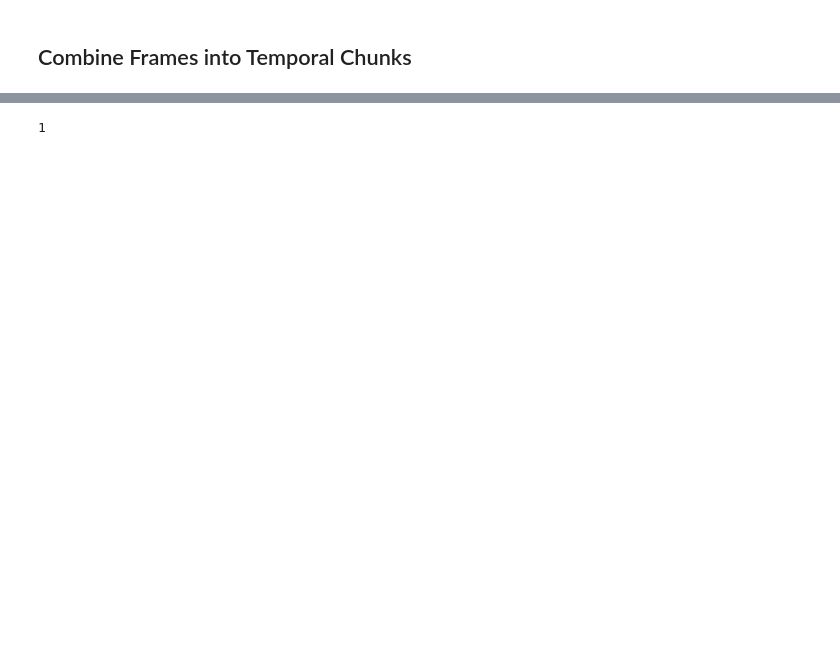
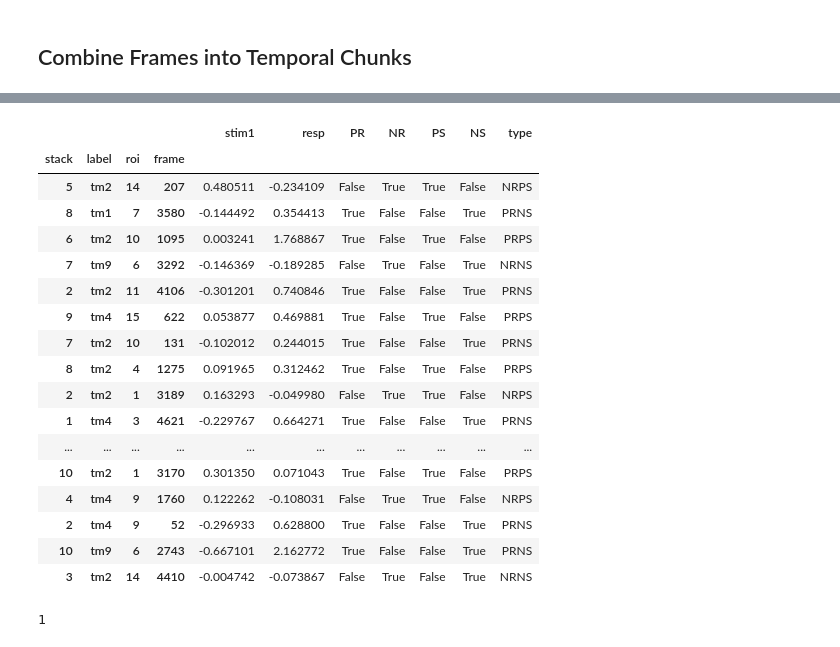
Before and after one commit to laurenneal/capstone-visual-neuroscience, a Jupyter notebook: Feature_Engineering_from_Raw_Data.ipynb, the cells around one changed output, grey strips where cells are left out. Cells and saved outputs as stored; diff of their text form; code cells hidden in the pictures; blank space fills up the shorter version.

```diff
--- a/Feature_Engineering_from_Raw_Data.ipynb
+++ b/Feature_Engineering_from_Raw_Data.ipynb
@@ -147,3 +228,29 @@ df_temp2
+# %%
+# df_temp_t2[(df_temp_t2.PR == True) and (df_temp_t2.PS == True)]#['type'] = 'PRPS'
+df_temp_t2.loc[(df_temp_t2['PR'] & df_temp_t2['PS']),'type'] = 'PRPS'
+df_temp_t2.loc[(df_temp_t2['NR'] & df_temp_t2['NS']),'type'] = 'NRNS'
+df_temp_t2.loc[(df_temp_t2['PR'] & df_temp_t2['NS']),'type'] = 'PRNS'
+df_temp_t2.loc[(df_temp_t2['NR'] & df_temp_t2['PS']),'type'] = 'NRPS'
+df_temp_t2
+# %% [output]
+|  |  |  |  | stim1 | resp | PR | NR | PS | NS | type |
+| stack | label | roi | frame |  |  |  |  |  |  |  |
+| 5 | tm2 | 14 | 207 | 0.480511 | -0.234109 | False | True | True | False | NRPS |
+| 8 | tm1 | 7 | 3580 | -0.144492 | 0.354413 | True | False | False | True | PRNS |
+| 6 | tm2 | 10 | 1095 | 0.003241 | 1.768867 | True | False | True | False | PRPS |
+| 7 | tm9 | 6 | 3292 | -0.146369 | -0.189285 | False | True | False | True | NRNS |
+| 2 | tm2 | 11 | 4106 | -0.301201 | 0.740846 | True | False | False | True | PRNS |
+| 9 | tm4 | 15 | 622 | 0.053877 | 0.469881 | True | False | True | False | PRPS |
+| 7 | tm2 | 10 | 131 | -0.102012 | 0.244015 | True | False | False | True | PRNS |
+| 8 | tm2 | 4 | 1275 | 0.091965 | 0.312462 | True | False | True | False | PRPS |
+| 2 | tm2 | 1 | 3189 | 0.163293 | -0.049980 | False | True | True | False | NRPS |
+| 1 | tm4 | 3 | 4621 | -0.229767 | 0.664271 | True | False | False | True | PRNS |
+| ... | ... | ... | ... | ... | ... | ... | ... | ... | ... | ... |
+| 10 | tm2 | 1 | 3170 | 0.301350 | 0.071043 | True | False | True | False | PRPS |
+| 4 | tm4 | 9 | 1760 | 0.122262 | -0.108031 | False | True | True | False | NRPS |
+| 2 | tm4 | 9 | 52 | -0.296933 | 0.628800 | True | False | False | True | PRNS |
+| 10 | tm9 | 6 | 2743 | -0.667101 | 2.162772 | True | False | False | True | PRNS |
+| 3 | tm2 | 14 | 4410 | -0.004742 | -0.073867 | False | True | False | True | NRNS |
 # %%
 10001%10
 # %% [output]
```
Also changed, not shown: parts of 7 cells of this notebook.
